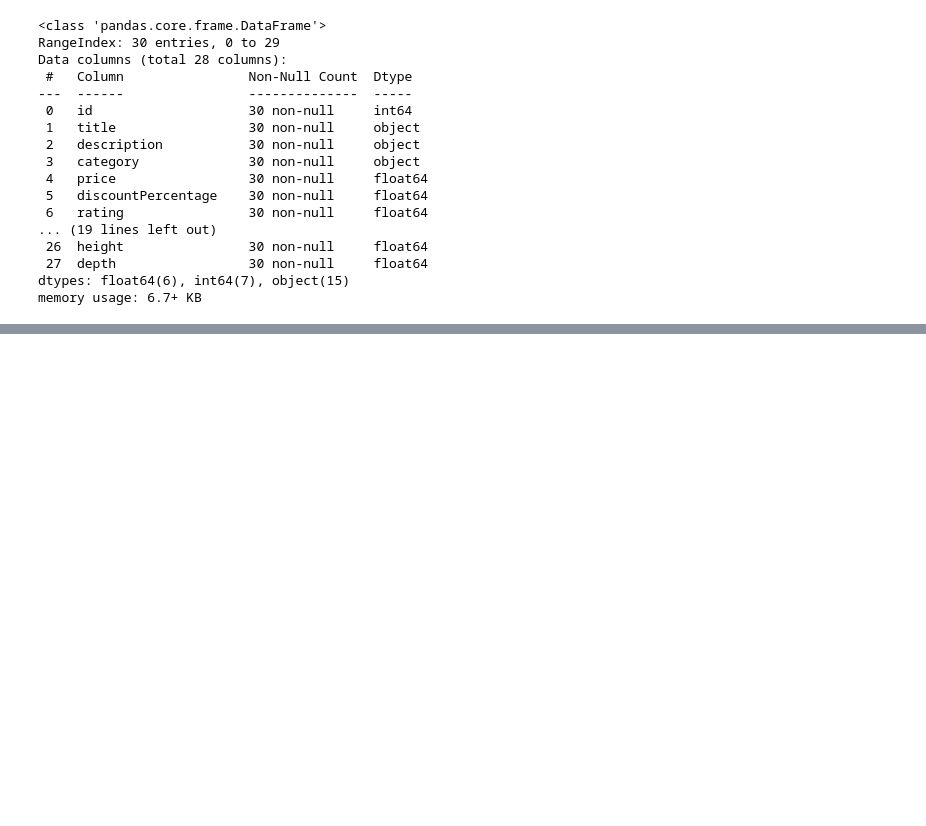
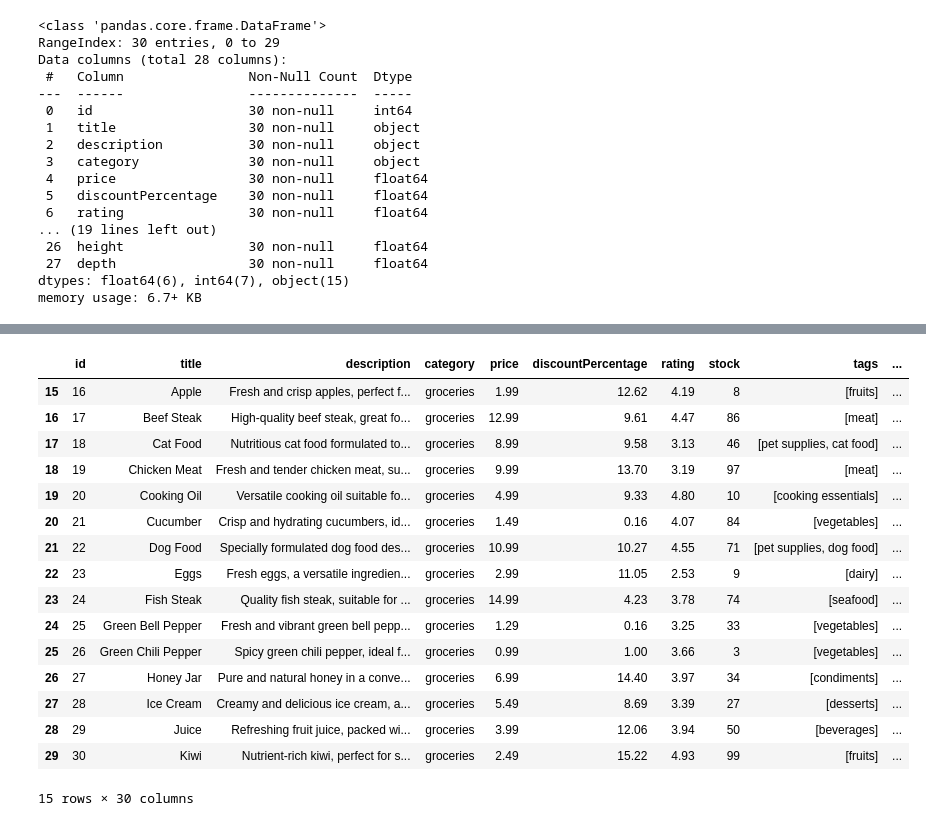
Before and after one commit to theaditya24/COMPLETE-PYTHON-FOR-DATA-ANALYTICS, a Jupyter notebook: API.ipynb, the cells around one changed output, grey strips where cells are left out. Drawn from its saved outputs; the diff is of its cells as text; code cells hidden in the pictures; blank space fills up the shorter version.

```diff
--- a/API.ipynb
+++ b/API.ipynb
@@ -504,0 +557,20 @@ memory usage: 6.7+ KB
+# %%
+df2[df2["brand"].isna()]
+# %% [output]
+|  | id | title | description | category | price | discountPercentage | rating | stock | tags | ... |
+| 15 | 16 | Apple | Fresh and crisp apples, perfect f... | groceries | 1.99 | 12.62 | 4.19 | 8 | [fruits] | ... |
+| 16 | 17 | Beef Steak | High-quality beef steak, great fo... | groceries | 12.99 | 9.61 | 4.47 | 86 | [meat] | ... |
+| 17 | 18 | Cat Food | Nutritious cat food formulated to... | groceries | 8.99 | 9.58 | 3.13 | 46 | [pet supplies, cat food] | ... |
+| 18 | 19 | Chicken Meat | Fresh and tender chicken meat, su... | groceries | 9.99 | 13.70 | 3.19 | 97 | [meat] | ... |
+| 19 | 20 | Cooking Oil | Versatile cooking oil suitable fo... | groceries | 4.99 | 9.33 | 4.80 | 10 | [cooking essentials] | ... |
+| 20 | 21 | Cucumber | Crisp and hydrating cucumbers, id... | groceries | 1.49 | 0.16 | 4.07 | 84 | [vegetables] | ... |
+| 21 | 22 | Dog Food | Specially formulated dog food des... | groceries | 10.99 | 10.27 | 4.55 | 71 | [pet supplies, dog food] | ... |
+| 22 | 23 | Eggs | Fresh eggs, a versatile ingredien... | groceries | 2.99 | 11.05 | 2.53 | 9 | [dairy] | ... |
+| 23 | 24 | Fish Steak | Quality fish steak, suitable for ... | groceries | 14.99 | 4.23 | 3.78 | 74 | [seafood] | ... |
+| 24 | 25 | Green Bell Pepper | Fresh and vibrant green bell pepp... | groceries | 1.29 | 0.16 | 3.25 | 33 | [vegetables] | ... |
+| 25 | 26 | Green Chili Pepper | Spicy green chili pepper, ideal f... | groceries | 0.99 | 1.00 | 3.66 | 3 | [vegetables] | ... |
+| 26 | 27 | Honey Jar | Pure and natural honey in a conve... | groceries | 6.99 | 14.40 | 3.97 | 34 | [condiments] | ... |
+| 27 | 28 | Ice Cream | Creamy and delicious ice cream, a... | groceries | 5.49 | 8.69 | 3.39 | 27 | [desserts] | ... |
+| 28 | 29 | Juice | Refreshing fruit juice, packed wi... | groceries | 3.99 | 12.06 | 3.94 | 50 | [beverages] | ... |
+| 29 | 30 | Kiwi | Nutrient-rich kiwi, perfect for s... | groceries | 2.49 | 15.22 | 4.93 | 99 | [fruits] | ... |
+15 rows × 30 columns
```
Also changed, not shown: parts of 53 cells of this notebook.
